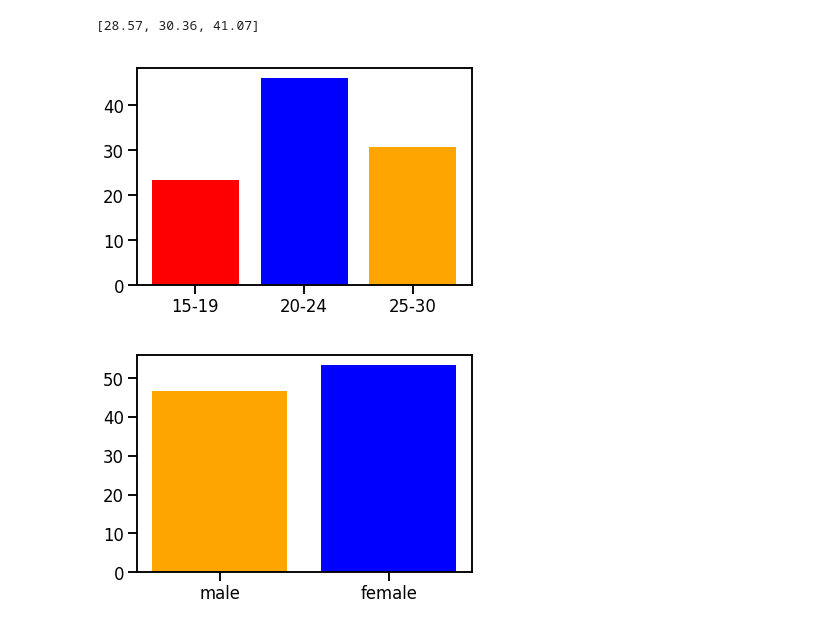
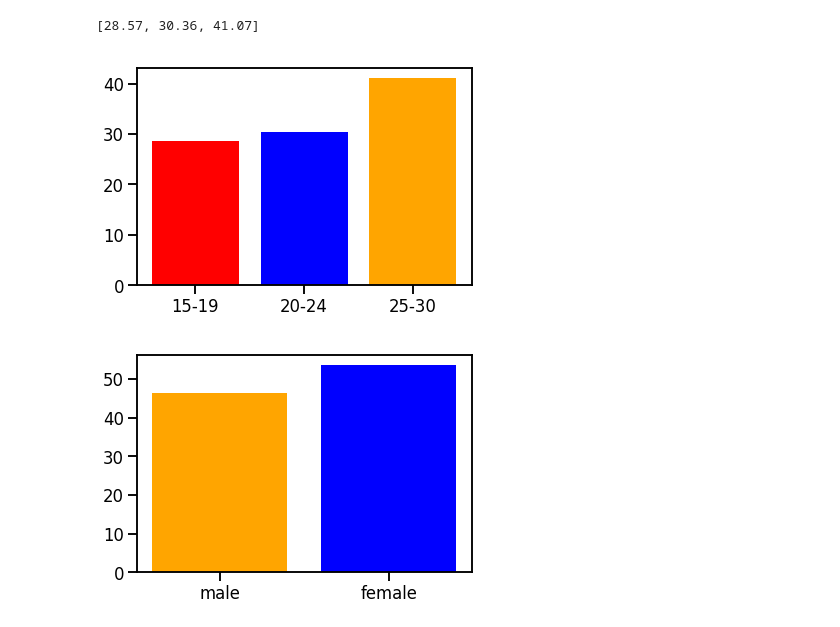
Before and after one commit to amujica/Pubcrawl, a Jupyter notebook: Datos-Sin políticas.ipynb, the cells around one changed output. Saved outputs shown, nothing was run; the diff lists cells and outputs as text; code cells hidden in the pictures.

```diff
--- a/Datos-Sin políticas.ipynb
+++ b/Datos-Sin políticas.ipynb
@@ -236,11 +236,11 @@ print(ages_drunk)
 # %%
 bars = ('15-19', '20-24', '25-30')
 y_pos = np.arange(len(bars))
-plt.bar(y_pos, ages_fight, color=['red', 'blue', 'orange'])
+plt.bar(y_pos, ages_drunk, color=['red', 'blue', 'orange'])
 plt.xticks(y_pos, bars)
 plt.show()
 # %% [output]
-[figure, old version]
+[figure, new version]
 # %%
 bars = ('male', 'female')
 y_pos = np.arange(len(bars))
```
Also changed, not shown: parts of 1 cell of this notebook, 26 other files.
